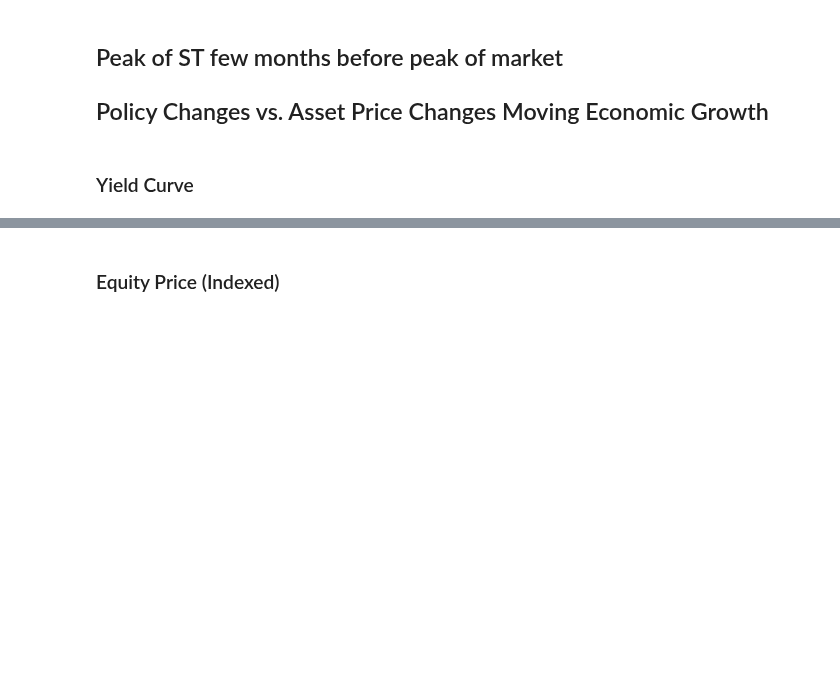
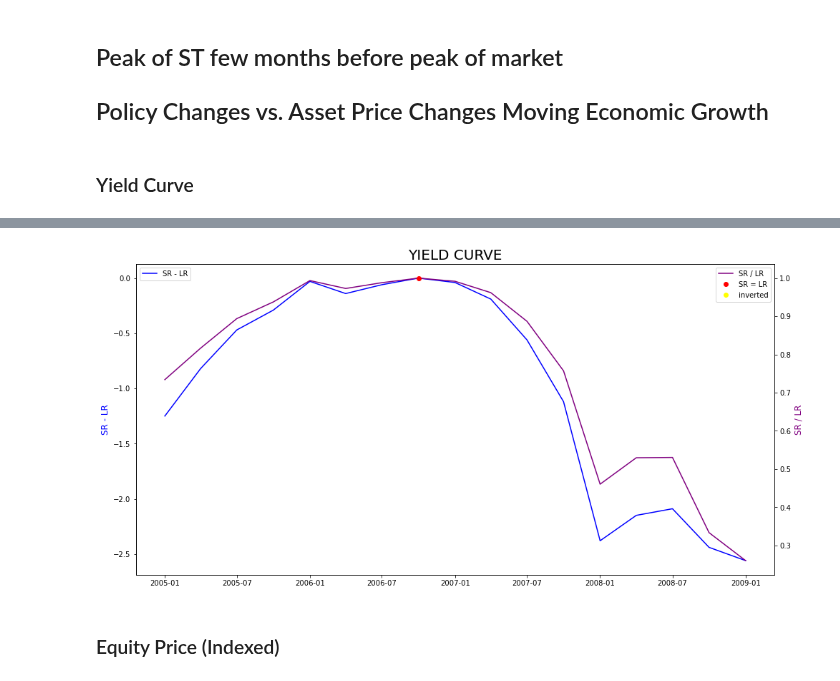
Before and after one commit to bridaniels/Principles_NavigatingBigDebtCrises, a Jupyter notebook: Part1/deflationDebtCycle/03_top.ipynb, the cells around one changed output, grey strips where cells are left out. Drawn from its saved outputs; the diff is of its cells as text; code cells hidden in the pictures; blank space fills up the shorter version.

```diff
--- a/Part1/deflationDebtCycle/03_top.ipynb
+++ b/Part1/deflationDebtCycle/03_top.ipynb
@@ -32,3 +52,7 @@ fred = Fred(api_key=api_key)
+# %%
+top_cycle.plot_SR_LR()
+# %% [output]
+[figure, added]
 # %% [markdown]
 ### Equity Price (Indexed)
 # %%
```
Also changed, not shown: parts of 5 cells of this notebook, 1 other file.
